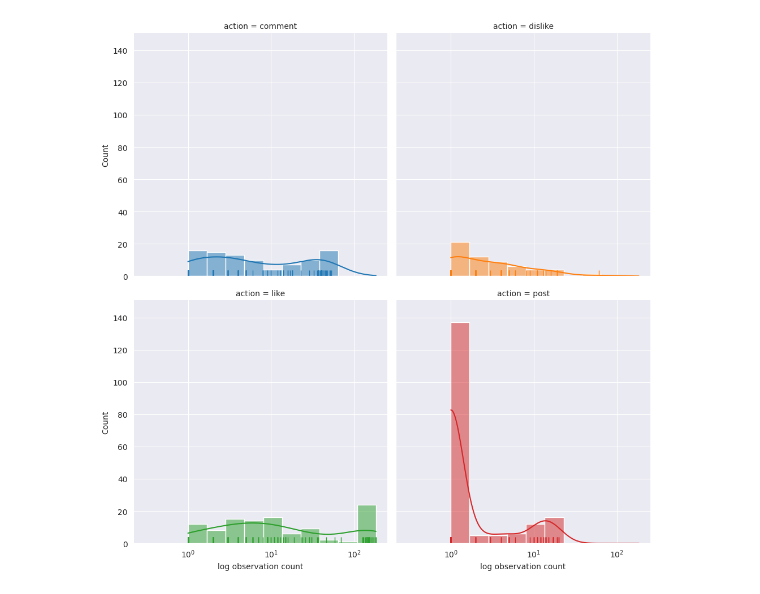
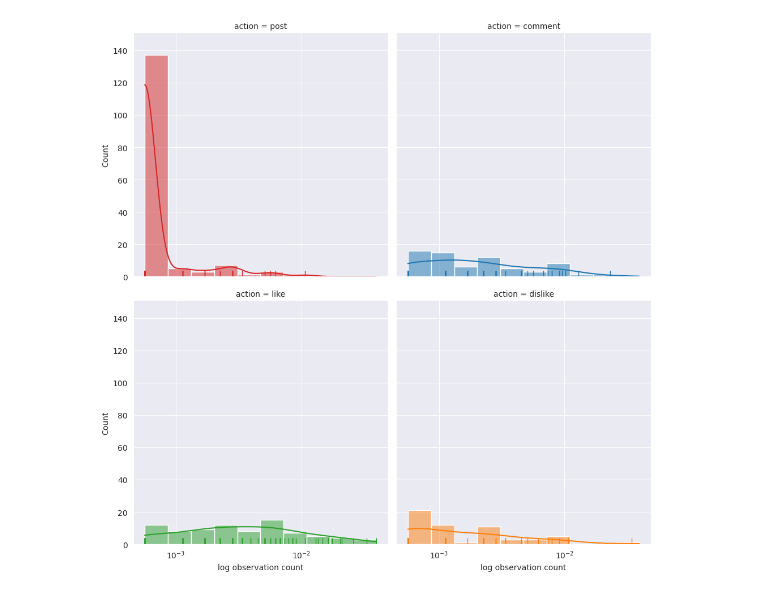
Before and after one commit to cl-trier/TWON-Exploration, a Jupyter notebook: 02--Data-Description.ipynb, the cells around one changed output. Cells and saved outputs as stored; diff of their text form; code cells hidden in the pictures.

```diff
--- a/02--Data-Description.ipynb
+++ b/02--Data-Description.ipynb
@@ -7,4 +7,6 @@ import config
 # %%
 CFG = config.Config()
 # %%
-user_interactions: pd.DataFrame = pd.read_parquet(CFG.final_data_files["user_interactions"])
+dataset: pd.DataFrame = (
+    pd.read_parquet(CFG.final_data_files["user_interactions"])
+)
@@ -10,0 +20,2 @@ user_interactions: pd.DataFrame = pd.read_parquet(CFG.final_data_files["user_int
+# %%
+dataset_wo_bots = dataset[dataset["userType"] == "human"]
@@ -11,17 +50,21 @@ user_interactions: pd.DataFrame = pd.read_parquet(CFG.final_data_files["user_int
 # %%
 sns.displot(
-    data=user_interactions.reset_index()[["userId", "action"]].value_counts().reset_index(),
-    x='count',
+    data=dataset_wo_bots.reset_index()[["userId", "action"]].value_counts(normalize=True).reset_index(),
+    x='proportion',
     hue='action',
     col='action',
     col_wrap=2,
+    col_order=[
+        "post", "comment",
+        "like", "dislike"
+    ],
     log_scale=True,
     kde=True,
     rug=True,
     legend=None
 ).set(
     xlabel="log observation count"
 )
-mpl.pyplot.savefig(f'{CFG.report_dir}/plot.hist.user_actions.log.pdf', format='pdf')
+mpl.pyplot.savefig(f'{CFG.report_dir}/plot.hist.user_actions.pdf', format='pdf', bbox_inches="tight")
 # %% [output]
-[figure, old version]
+[figure, new version]
```
Also changed, not shown: parts of 3 cells of this notebook, 3 other files.
